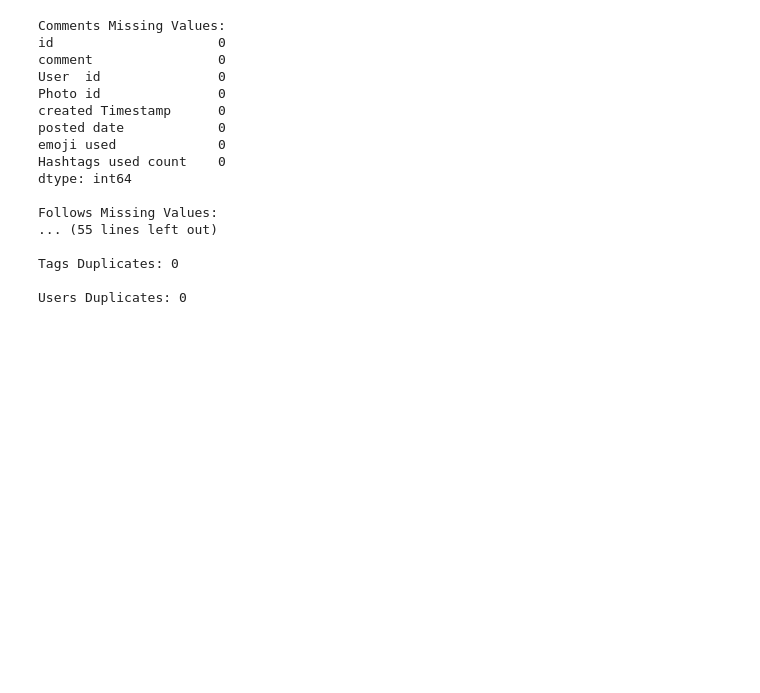
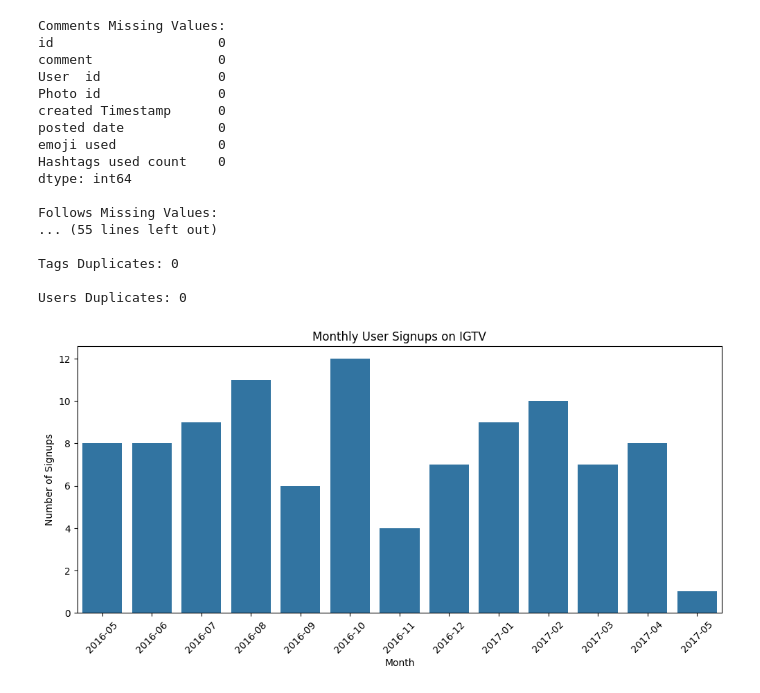
Before and after one commit to KipkuruiYegon/Measuring-insta-TV-Perfomance_DataScience, a Jupyter notebook: Untitled.ipynb, the cells around one changed output. Cells and saved outputs as stored; diff of their text form; code cells hidden in the pictures; blank space fills up the shorter version.

Commit message:
Monthly SignUp BarGraph

```diff
--- a/Untitled.ipynb
+++ b/Untitled.ipynb
@@ -112,3 +112,16 @@ Follows Missing Values:
 Tags Duplicates: 0
 
 Users Duplicates: 0
+# %%
+users_df['signup_date'] = pd.to_datetime(users_df['created time'])
+users_df['signup_month'] = users_df['signup_date'].dt.to_period('M')
+
+plt.figure(figsize=(12, 5))
+sns.countplot(x=users_df['signup_month'].astype(str), order=sorted(users_df['signup_month'].astype(str).unique()))
+plt.xticks(rotation=45)
+plt.title("Monthly User Signups on IGTV")
+plt.xlabel("Month")
+plt.ylabel("Number of Signups")
+plt.show()
+# %% [output]
+[figure, added]
```
Also changed, not shown: 1 other file.
